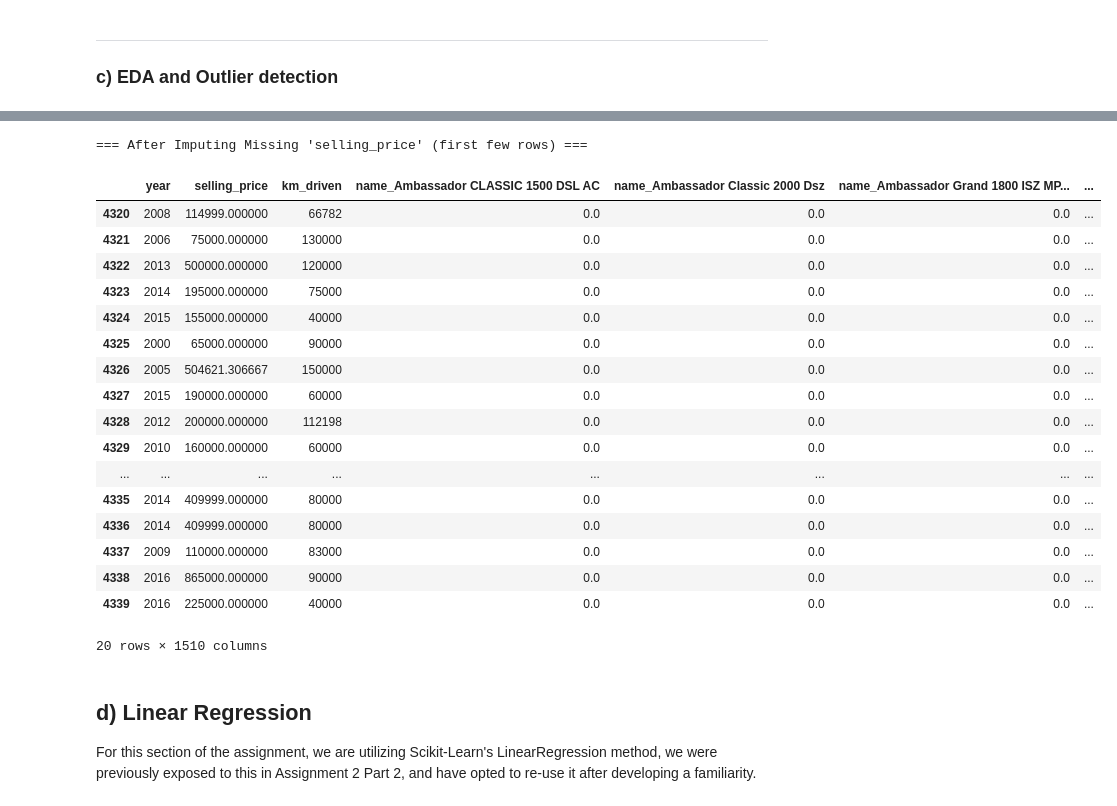
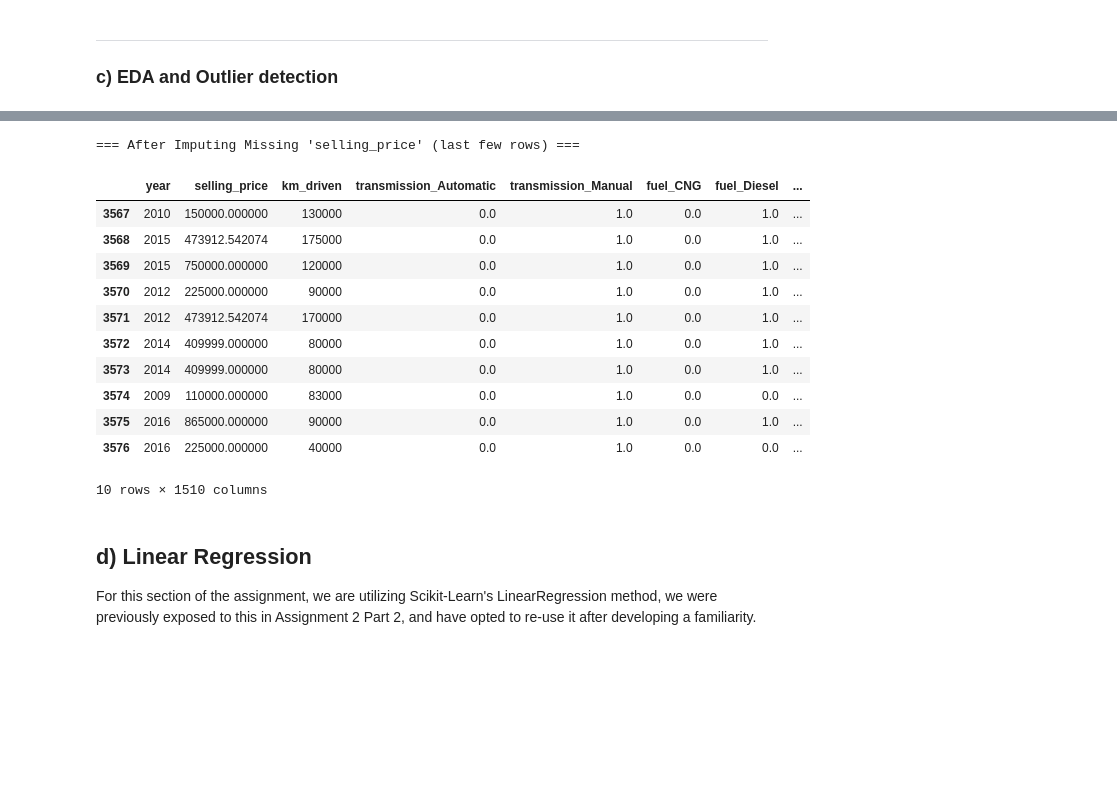
Before and after one commit to jutinwang/A3---CSI4142---GR48, a Jupyter notebook: G48-A3-p1.ipynb, the cells around one changed output, grey strips where cells are left out. Drawn from its saved outputs; the diff is of its cells as text; code cells hidden in the pictures; blank space fills up the shorter version.

```diff
--- a/G48-A3-p1.ipynb
+++ b/G48-A3-p1.ipynb
@@ -91,9 +94,11 @@ if not os.path.exists(target_csv):
     raise FileNotFoundError(f"Dataset not found: {target_csv}. Ensure the ZIP file was correctly extracted.")
 
 # Load dataset
-vehicle_set = pd.read_csv(target_csv)
+carSet = pd.read_csv(target_csv)
 print("Dataset loaded successfully.")
-vehicle_set.head()
+# carSetTest = carSet.copy()
+carSet.head()
+carSet.info()
 # %% [output]
 Existing CAR DETAILS FROM CAR DEKHO.csv found. Deleting and re-extracting...
   % Total    % Received % Xferd  Average Speed   Time    Time     Time  Current
@@ -123,0 +153,8 @@ Dataset loaded successfully.
+# %%
+carSet.info()
+
+carSetNew = carSet.drop_duplicates(keep="first").reset_index(drop=True)
+print("Duplicates removed successfully.")
+
+carSetNew.head()
+carSetNew.info()
@@ -125,21 +180,24 @@ Dataset loaded successfully.
 ---
 ### b) Categorical feature encoding
 # %%
-print(f"Employee data : \n{carSet.head()}")
+print(f"Car data : \n{carSetNew.head()}")
 
-categorical_columns = carSet.select_dtypes(include=['object']).columns.tolist()
+categorical_columns = ["transmission", "fuel", "seller_type", "owner", "name"]
 
-encoder = OneHotEncoder(sparse_output=False)
+#carSet.select_dtypes(include=['object']).columns.tolist()
 
-one_hot_encoded = encoder.fit_transform(carSet[categorical_columns])
+encoder = OneHotEncoder(sparse_output=False, handle_unknown='ignore')
+
+one_hot_encoded = encoder.fit_transform(carSetNew[categorical_columns])
 
 one_hot_df = pd.DataFrame(one_hot_encoded, columns=encoder.get_feature_names_out(categorical_columns))
 
-df_encoded = pd.concat([carSet, one_hot_df], axis=1)
+df_encoded = pd.concat([carSetNew, one_hot_df], axis=1)
 
 df_encoded = df_encoded.drop(categorical_columns, axis=1)
-print(f"Encoded Employee data : \n{df_encoded.head()}")
+print(f"Encoded Car data : \n{df_encoded.head()}")
 
+display(df_encoded)
 
-display(df_encoded.head())
+encoded_baseline_df = df_encoded.copy()
 # %% [output]
@@ -225,33 +295,27 @@ Name: count, dtype: int64
 # %%
 # Compute mean of 'selling_price' using non-missing data
 mean_Price = df_encoded['selling_price'].mean()
 
 # Replace 'selling_price' with mean_Price where 'outlier' is -1
 df_encoded.loc[df_encoded['outlier'] == -1, 'selling_price'] = mean_Price
 
 # Print updated DataFrame
-print("=== After Imputing Missing 'selling_price' (first few rows) ===")
-display(df_encoded.tail(20))
+print("=== After Imputing Missing 'selling_price' (last few rows) ===")
+display(df_encoded.tail(10))
 # %% [output]
-=== After Imputing Missing 'selling_price' (first few rows) ===
+=== After Imputing Missing 'selling_price' (last few rows) ===
-|  | year | selling_price | km_driven | name_Ambassador CLASSIC 1500 DSL AC | name_Ambassador Classic 2000 Dsz | name_Ambassador Grand 1800 ISZ MP... | ... |
-| 4320 | 2008 | 114999.000000 | 66782 | 0.0 | 0.0 | 0.0 | ... |
-| 4321 | 2006 | 75000.000000 | 130000 | 0.0 | 0.0 | 0.0 | ... |
-| 4322 | 2013 | 500000.000000 | 120000 | 0.0 | 0.0 | 0.0 | ... |
-| 4323 | 2014 | 195000.000000 | 75000 | 0.0 | 0.0 | 0.0 | ... |
-| 4324 | 2015 | 155000.000000 | 40000 | 0.0 | 0.0 | 0.0 | ... |
-| 4325 | 2000 | 65000.000000 | 90000 | 0.0 | 0.0 | 0.0 | ... |
-| 4326 | 2005 | 504621.306667 | 150000 | 0.0 | 0.0 | 0.0 | ... |
-| 4327 | 2015 | 190000.000000 | 60000 | 0.0 | 0.0 | 0.0 | ... |
-| 4328 | 2012 | 200000.000000 | 112198 | 0.0 | 0.0 | 0.0 | ... |
-| 4329 | 2010 | 160000.000000 | 60000 | 0.0 | 0.0 | 0.0 | ... |
-| ... | ... | ... | ... | ... | ... | ... | ... |
-| 4335 | 2014 | 409999.000000 | 80000 | 0.0 | 0.0 | 0.0 | ... |
-| 4336 | 2014 | 409999.000000 | 80000 | 0.0 | 0.0 | 0.0 | ... |
-| 4337 | 2009 | 110000.000000 | 83000 | 0.0 | 0.0 | 0.0 | ... |
-| 4338 | 2016 | 865000.000000 | 90000 | 0.0 | 0.0 | 0.0 | ... |
-| 4339 | 2016 | 225000.000000 | 40000 | 0.0 | 0.0 | 0.0 | ... |
+|  | year | selling_price | km_driven | transmission_Automatic | transmission_Manual | fuel_CNG | fuel_Diesel | ... |
+| 3567 | 2010 | 150000.000000 | 130000 | 0.0 | 1.0 | 0.0 | 1.0 | ... |
+| 3568 | 2015 | 473912.542074 | 175000 | 0.0 | 1.0 | 0.0 | 1.0 | ... |
+| 3569 | 2015 | 750000.000000 | 120000 | 0.0 | 1.0 | 0.0 | 1.0 | ... |
+| 3570 | 2012 | 225000.000000 | 90000 | 0.0 | 1.0 | 0.0 | 1.0 | ... |
+| 3571 | 2012 | 473912.542074 | 170000 | 0.0 | 1.0 | 0.0 | 1.0 | ... |
+| 3572 | 2014 | 409999.000000 | 80000 | 0.0 | 1.0 | 0.0 | 1.0 | ... |
+| 3573 | 2014 | 409999.000000 | 80000 | 0.0 | 1.0 | 0.0 | 1.0 | ... |
+| 3574 | 2009 | 110000.000000 | 83000 | 0.0 | 1.0 | 0.0 | 0.0 | ... |
+| 3575 | 2016 | 865000.000000 | 90000 | 0.0 | 1.0 | 0.0 | 1.0 | ... |
+| 3576 | 2016 | 225000.000000 | 40000 | 0.0 | 1.0 | 0.0 | 0.0 | ... |
-20 rows × 1510 columns
+10 rows × 1510 columns
 # %% [markdown]
 ## d) Linear Regression
 
```
Also changed, not shown: parts of 14 cells of this notebook.
